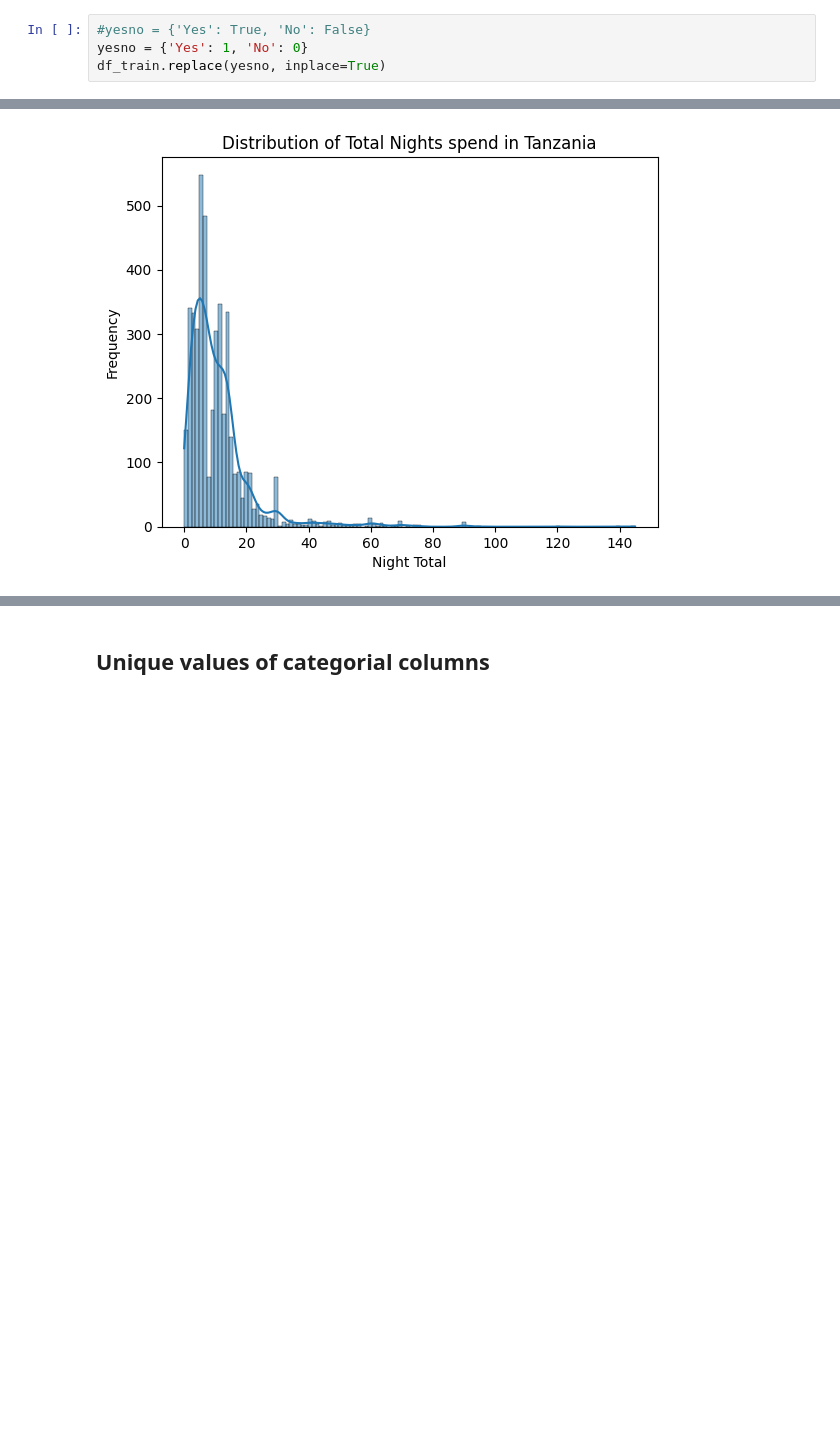
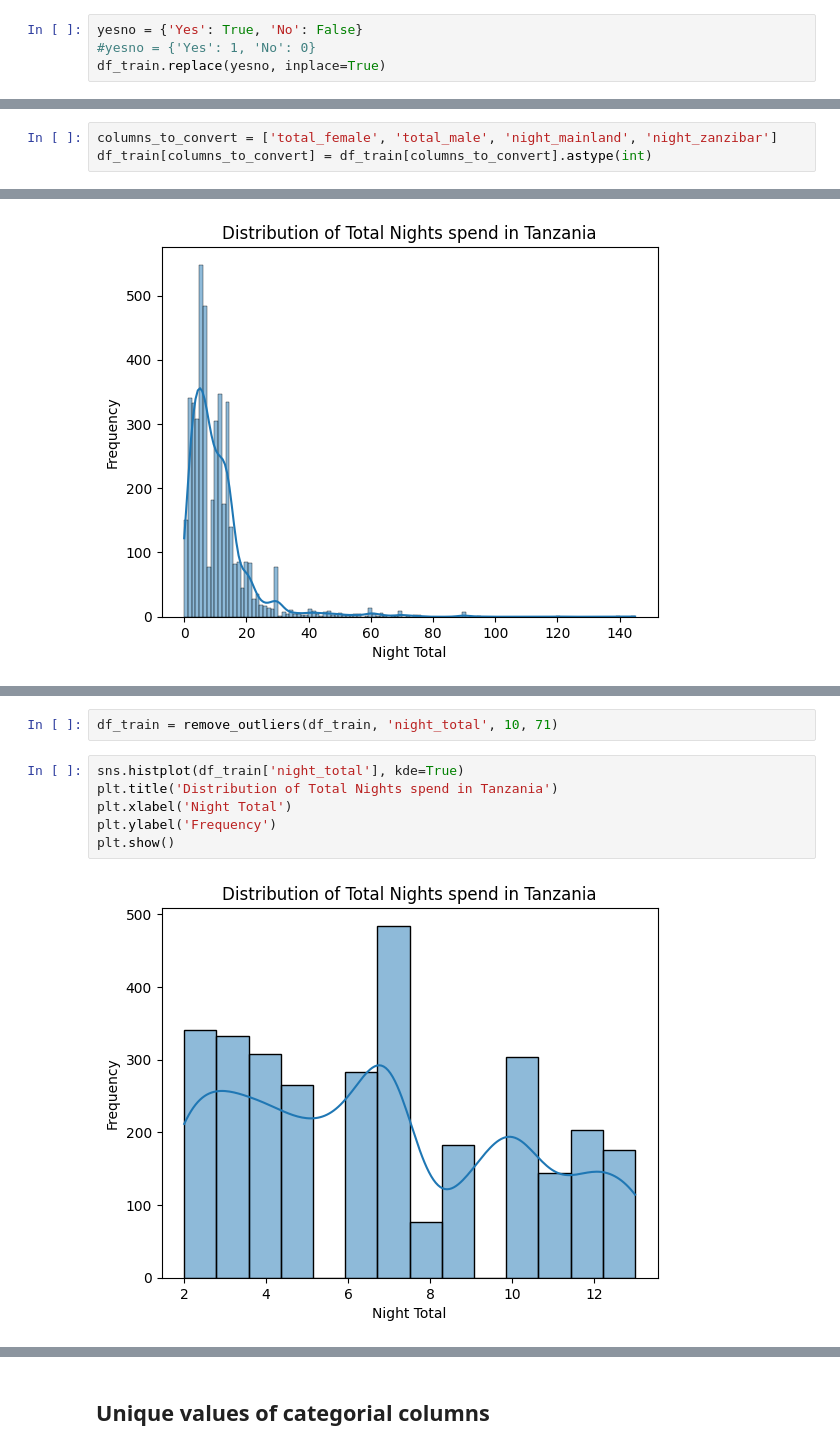
Before and after one commit to ismileusmilenot/ds-tourism-project, a Jupyter notebook: 1_EDA.ipynb, the cells around one changed output, grey strips where cells are left out. Drawn from its saved outputs; the diff is of its cells as text; blank space fills up the shorter version.

```diff
--- a/1_EDA.ipynb
+++ b/1_EDA.ipynb
@@ -74,8 +75,8 @@ df_train['age_group'] = df_train['age_group'].replace('24-Jan', '1-24')
 # %% [markdown]
 ### Replace Yes/No with True/False
 # %%
-#yesno = {'Yes': True, 'No': False}
-yesno = {'Yes': 1, 'No': 0}
+yesno = {'Yes': True, 'No': False}
+#yesno = {'Yes': 1, 'No': 0}
 df_train.replace(yesno, inplace=True)
 # %% [markdown]
 ### Convert Currency to EUR
@@ -216,3 +221,6 @@ dtype: int64
+# %%
+columns_to_convert = ['total_female', 'total_male', 'night_mainland', 'night_zanzibar']
+df_train[columns_to_convert] = df_train[columns_to_convert].astype(int)
 # %% [markdown]
 ## Adding Features
 # %%
@@ -269,0 +265,10 @@ plt.show()
+# %%
+df_train = remove_outliers(df_train, 'night_total', 10, 71)
+# %%
+sns.histplot(df_train['night_total'], kde=True)
+plt.title('Distribution of Total Nights spend in Tanzania')
+plt.xlabel('Night Total')
+plt.ylabel('Frequency')
+plt.show()
+# %% [output]
+[figure, added]
```
Also changed, not shown: parts of 21 cells of this notebook, 5 other files.
